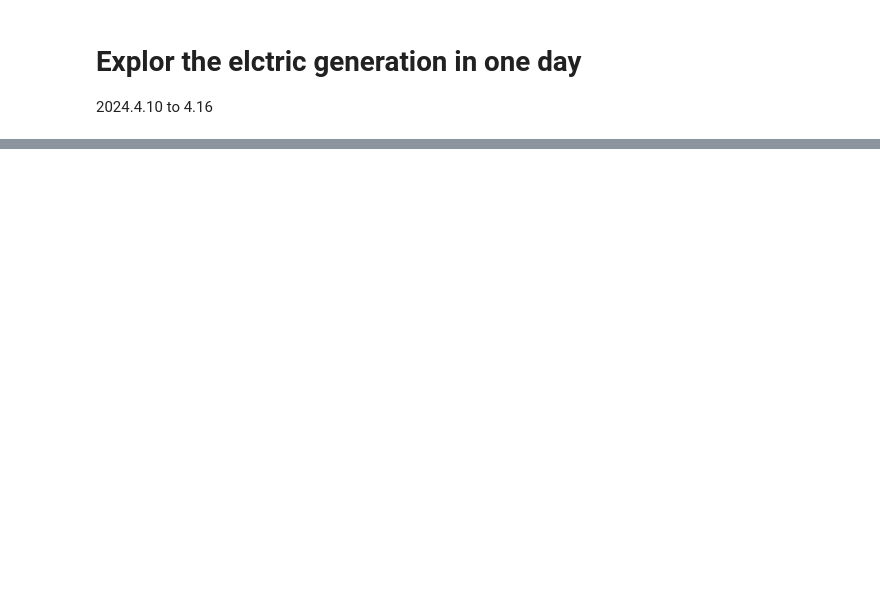
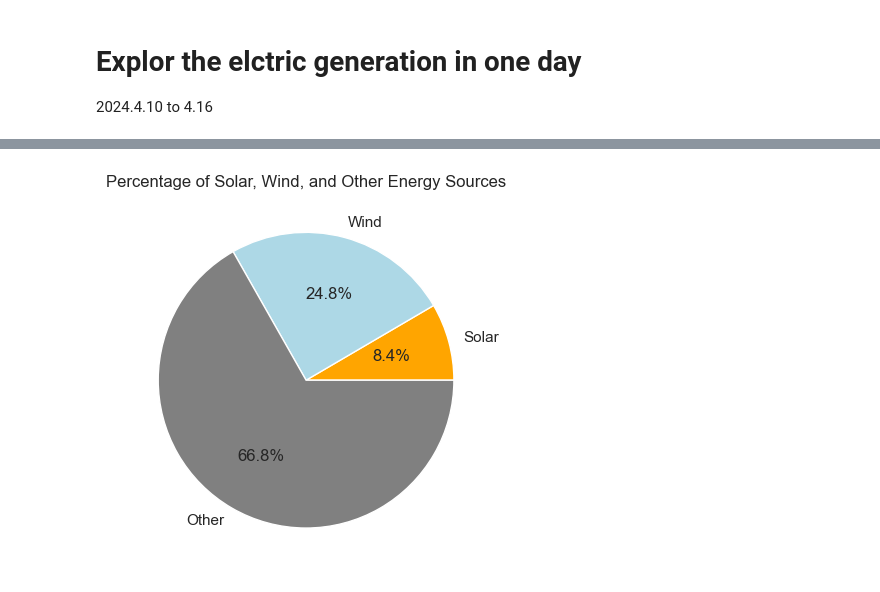
Before and after one commit to tianwin/5200-section4-group3, a Jupyter notebook: 1.ipynb, the cells around one changed output, grey strips where cells are left out. Cells and saved outputs as stored; diff of their text form; code cells hidden in the pictures; blank space fills up the shorter version.

```diff
--- a/1.ipynb
+++ b/1.ipynb
@@ -38,0 +140,13 @@ plot.to_csv("data/plot.csv")
+# %%
+total_generation = data[generation_types_columns].sum()
+
+# Sum the 'Other' category as the sum of all except Solar and Wind
+total_generation['Other'] = total_generation.sum() - total_generation['Solar'] - total_generation['Wind']
+
+# Keep only Solar, Wind, and the recalculated 'Other'
+pie_chart_data = total_generation[['Solar', 'Wind', 'Other']]
+plt.pie(pie_chart_data, labels=pie_chart_data.index, autopct='%1.1f%%', startangle=0, colors=['orange', 'lightblue', 'gray'])
+plt.title('Percentage of Solar, Wind, and Other Energy Sources')
+plt.show()
+# %% [output]
+[figure, added]
```
Also changed, not shown: parts of 25 cells of this notebook, 12 other files.
